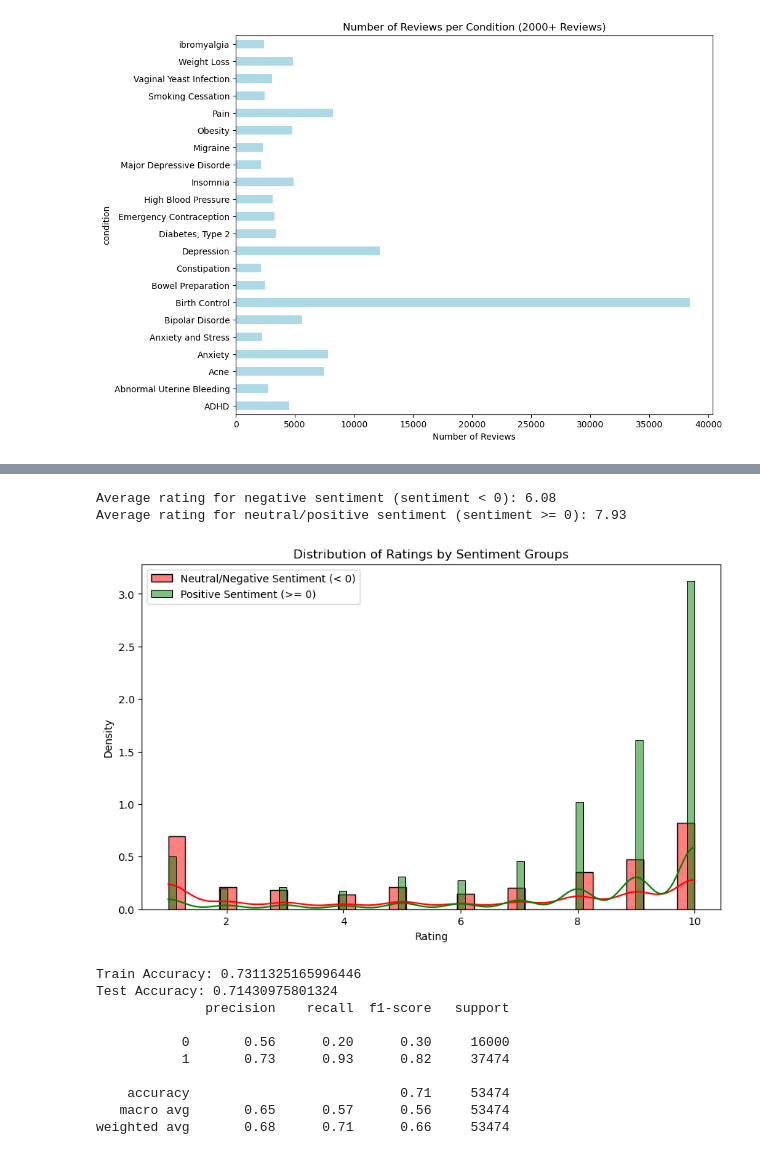
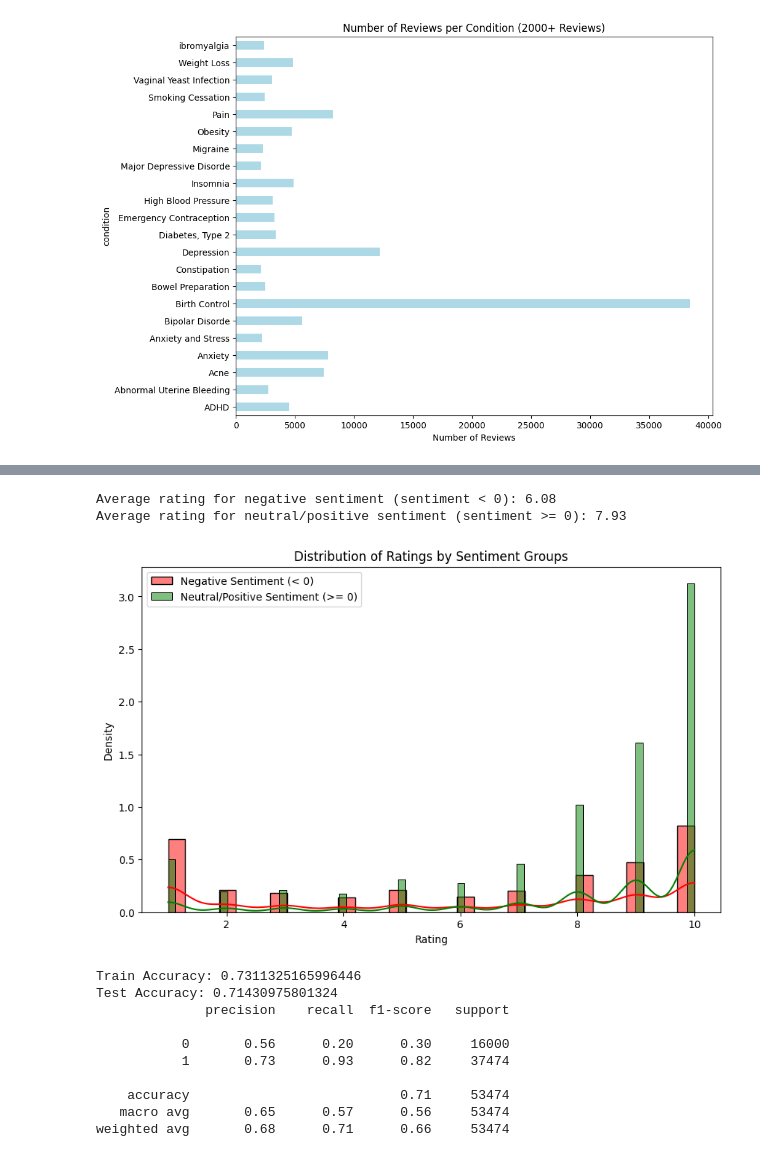
Before and after one commit to omarsagoo/drug-review-analysis, a Jupyter notebook: notebooks/drug_review_analysis.ipynb, the cells around one changed output, grey strips where cells are left out. Drawn from its saved outputs; the diff is of its cells as text; code cells hidden in the pictures.

```diff
--- a/notebooks/drug_review_analysis.ipynb
+++ b/notebooks/drug_review_analysis.ipynb
@@ -204,36 +190,36 @@ plt.show()
 from nltk.sentiment.vader import SentimentIntensityAnalyzer
 from sklearn.model_selection import train_test_split
 sid = SentimentIntensityAnalyzer()
 
 # Split the data into 75% training and 25% testing
 train_df, test_df = train_test_split(data_original, test_size=0.25, random_state=42)
 # Preprocess text for sentiment analysis (get sentiment score from review text)
 data_original['sentiment'] = data_original['review'].apply(lambda x: sid.polarity_scores(x)['compound'])
 
 # Separate the data into two groups: negative (sentiment < 0) and neutral/positive (sentiment >= 0)
 negative = data_original[data_original['sentiment'] < 0]
 neutral_positive = data_original[data_original['sentiment'] >= 0]
 
 avg_rating_negative = negative['rating'].mean()
 avg_rating_neutral_positive = neutral_positive['rating'].mean()
 
 # Print the results
 print(f"Average rating for negative sentiment (sentiment < 0): {avg_rating_negative:.2f}")
 print(f"Average rating for neutral/positive sentiment (sentiment >= 0): {avg_rating_neutral_positive:.2f}")
 
 # plot the distribution of ratings for each sentiment group
 plt.figure(figsize=(10, 6))
-sns.histplot(negative['rating'], color='red', label='Neutral/Negative Sentiment (< 0)', kde=True, stat='density')
-sns.histplot(neutral_positive['rating'], color='green', label='Positive Sentiment (>= 0)', kde=True, stat='density')
+sns.histplot(negative['rating'], color='red', label='Negative Sentiment (< 0)', kde=True, stat='density')
+sns.histplot(neutral_positive['rating'], color='green', label='Neutral/Positive Sentiment (>= 0)', kde=True, stat='density')
 plt.title('Distribution of Ratings by Sentiment Groups')
 plt.xlabel('Rating')
 plt.ylabel('Density')
 plt.legend()
 plt.show()
 # %% [output]
 Average rating for negative sentiment (sentiment < 0): 6.08
 Average rating for neutral/positive sentiment (sentiment >= 0): 7.93
-[figure, old version]
+[figure, new version]
 # %%
 import numpy as np
 import pandas as pd
```
Also changed, not shown: parts of 8 cells of this notebook.
